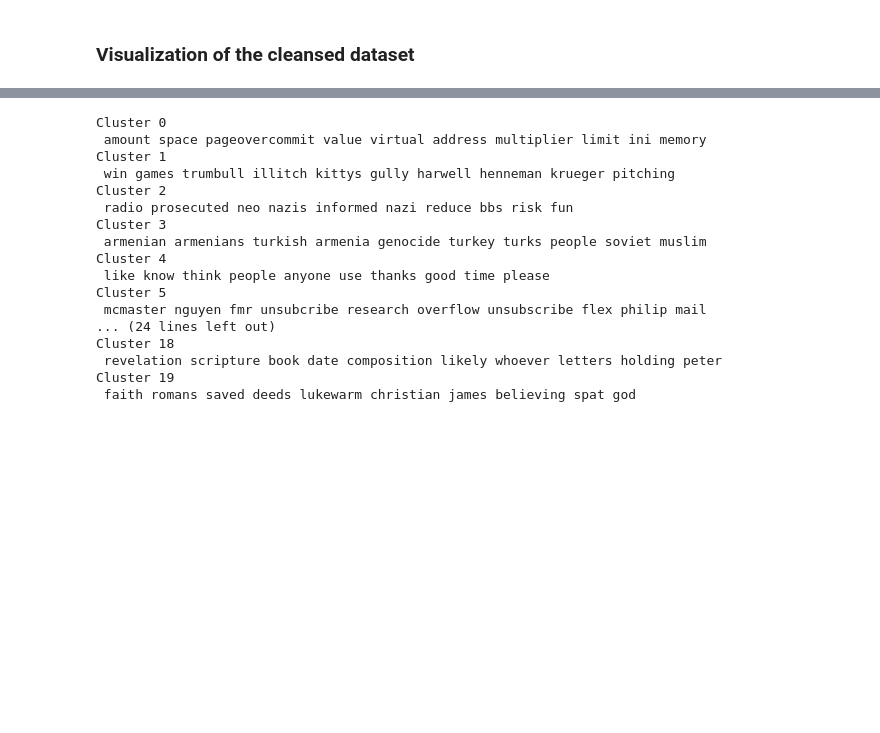
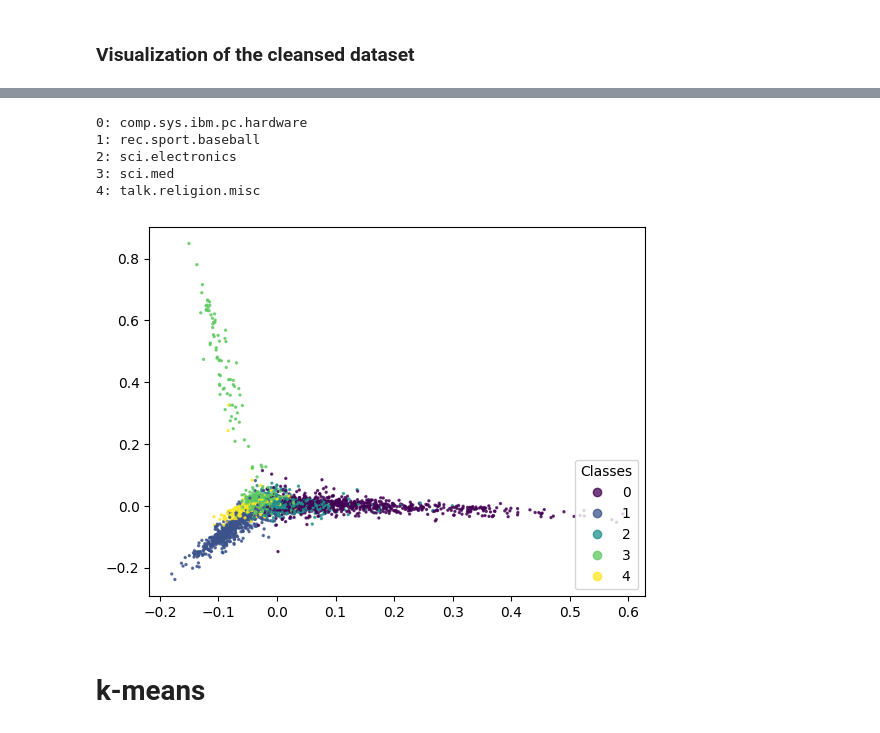
Before and after one commit to GuillaumeZahnd/20newsgroups-clustering, a Jupyter notebook: 20newsgroups-clustering.ipynb, the cells around one changed output, grey strips where cells are left out. Saved outputs shown, nothing was run; the diff lists cells and outputs as text; code cells hidden in the pictures; blank space fills up the shorter version.

```diff
--- a/20newsgroups-clustering.ipynb
+++ b/20newsgroups-clustering.ipynb
@@ -242,6 +256,23 @@ print(X.shape)
+# %%
+plt.figure()
+scatter = plt.scatter(X_new[:,0], X_new[:,1], c=df['label_indices'], alpha=0.75, s=2)
+u = np.unique(df['label_indices'])
+plt.legend(scatter.legend_elements()[0], u, loc='lower right', title='Classes')
+
+for label_index in range(number_of_unique_labels):
+    print('{}: {}'.format(label_index, unique_labels[label_index]))
+# %% [output]
+0: comp.sys.ibm.pc.hardware
+1: rec.sport.baseball
+2: sci.electronics
+3: sci.med
+4: talk.religion.misc
+[figure, added]
+# %% [markdown]
+# k-means
 # %%
 km = KMeans(n_clusters=number_of_unique_labels, init='k-means++', max_iter=100)
-km.fit(X)
+km.fit(embeddings)
 
 
 centroids = km.cluster_centers_.argsort()[:,::-1]
@@ -251,21 +282,3 @@ for cluster_index in range(number_of_unique_labels):
     for centroid_index in centroids[cluster_index, :10]:
         print(' %s' % terms[centroid_index], end='')
     print()
-# %% [output]
-Cluster 0
- amount space pageovercommit value virtual address multiplier limit ini memory
-Cluster 1
- win games trumbull illitch kittys gully harwell henneman krueger pitching
-Cluster 2
- radio prosecuted neo nazis informed nazi reduce bbs risk fun
-Cluster 3
- armenian armenians turkish armenia genocide turkey turks people soviet muslim
-Cluster 4
- like know think people anyone use thanks good time please
-Cluster 5
- mcmaster nguyen fmr unsubcribe research overflow unsubscribe flex philip mail
-... (24 lines left out)
-Cluster 18
- revelation scripture book date composition likely whoever letters holding peter
-Cluster 19
- faith romans saved deeds lukewarm christian james believing spat god
```
Also changed, not shown: parts of 15 cells of this notebook.
